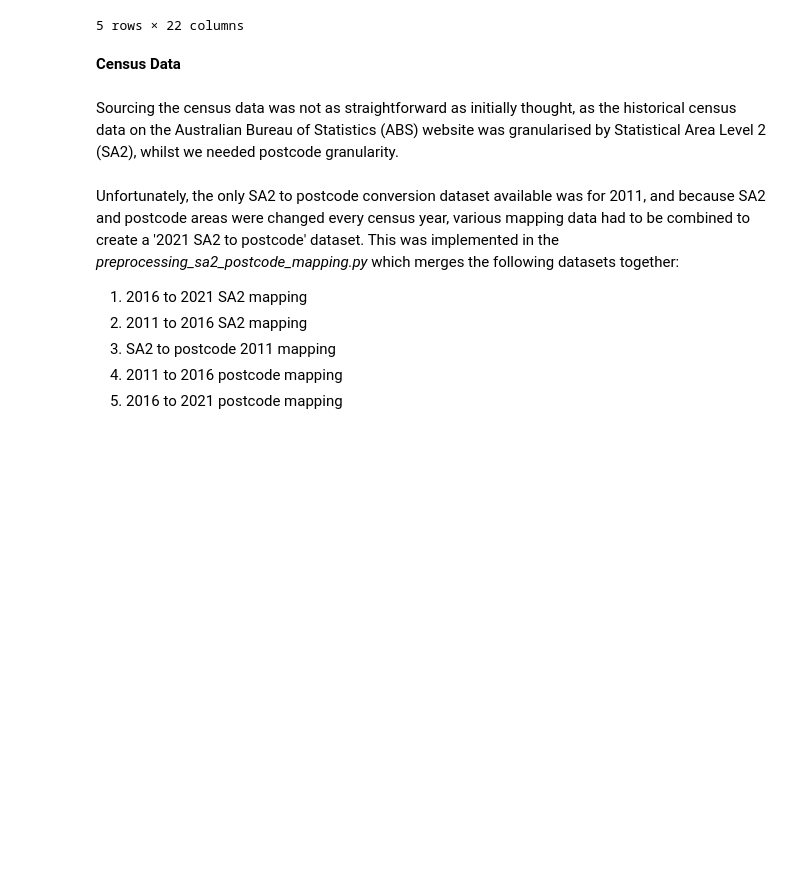
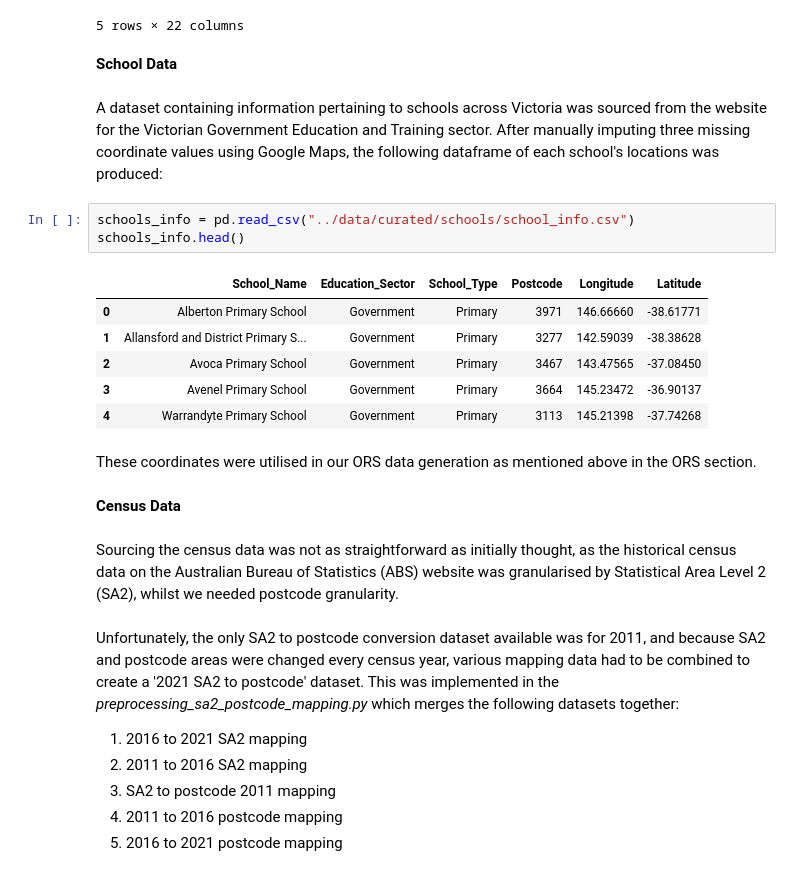
Before and after one commit to MAST30034-Applied-Data-Science/generic-real-estate-consulting-project-group-42, a Jupyter notebook: notebooks/summary.ipynb, the cells around one changed output. Drawn from its saved outputs; the diff is of its cells as text; blank space fills up the shorter version.

Commit message:
added schools information to summary notebook

```diff
--- a/notebooks/summary.ipynb
+++ b/notebooks/summary.ipynb
@@ -76,6 +76,22 @@ pd.read_csv("../data/curated/all_distances.csv", index_col=0).head()
 | 3 | 57/243 Collins Street Melbourne V... | 400.0 | [-37.8159969, 144.9657956] | 1 | 1 | 0 | Apartment / Unit / Flat | Harcourts Melbourne City | 3000 | ... |
 | 4 | 2311/601 Little Lonsdale Street M... | 625.0 | [-37.8137564, 144.9537143] | 2 | 2 | 1 | Apartment / Unit / Flat | Harcourts Melbourne City | 3000 | ... |
 5 rows × 22 columns
+# %% [markdown]
+**School Data**
+# %% [markdown]
+A dataset containing information pertaining to schools across Victoria was sourced from the website for the Victorian Government Education and Training sector. After manually imputing three missing coordinate values using Google Maps, the following dataframe of each school's locations was produced:
+# %%
+schools_info = pd.read_csv("../data/curated/schools/school_info.csv")
+schools_info.head()
+# %% [output]
+|  | School_Name | Education_Sector | School_Type | Postcode | Longitude | Latitude |
+| 0 | Alberton Primary School | Government | Primary | 3971 | 146.66660 | -38.61771 |
+| 1 | Allansford and District Primary S... | Government | Primary | 3277 | 142.59039 | -38.38628 |
+| 2 | Avoca Primary School | Government | Primary | 3467 | 143.47565 | -37.08450 |
+| 3 | Avenel Primary School | Government | Primary | 3664 | 145.23472 | -36.90137 |
+| 4 | Warrandyte Primary School | Government | Primary | 3113 | 145.21398 | -37.74268 |
+# %% [markdown]
+These coordinates were utilised in our ORS data generation as mentioned above in the ORS section.
 # %% [markdown]
 **Census Data**
 # %% [markdown]
```
Also changed, not shown: parts of 6 cells of this notebook.
